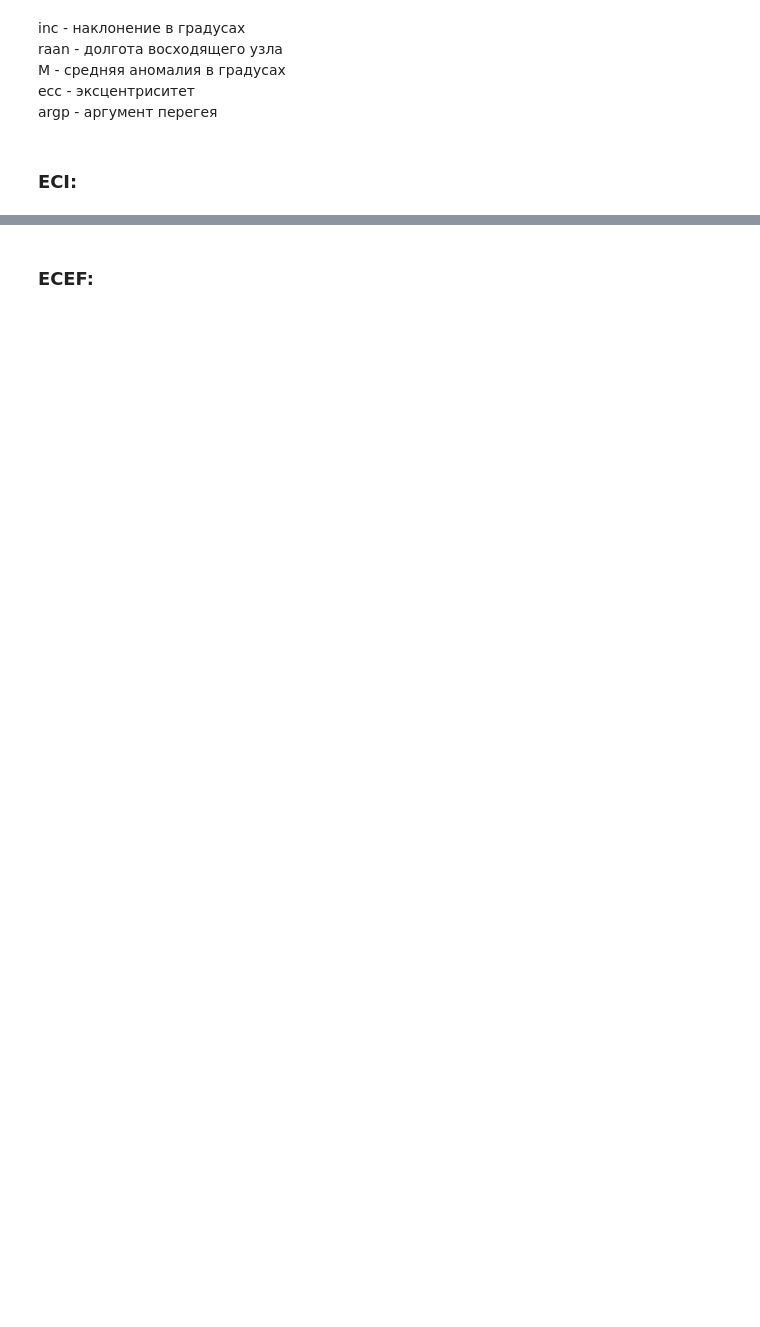
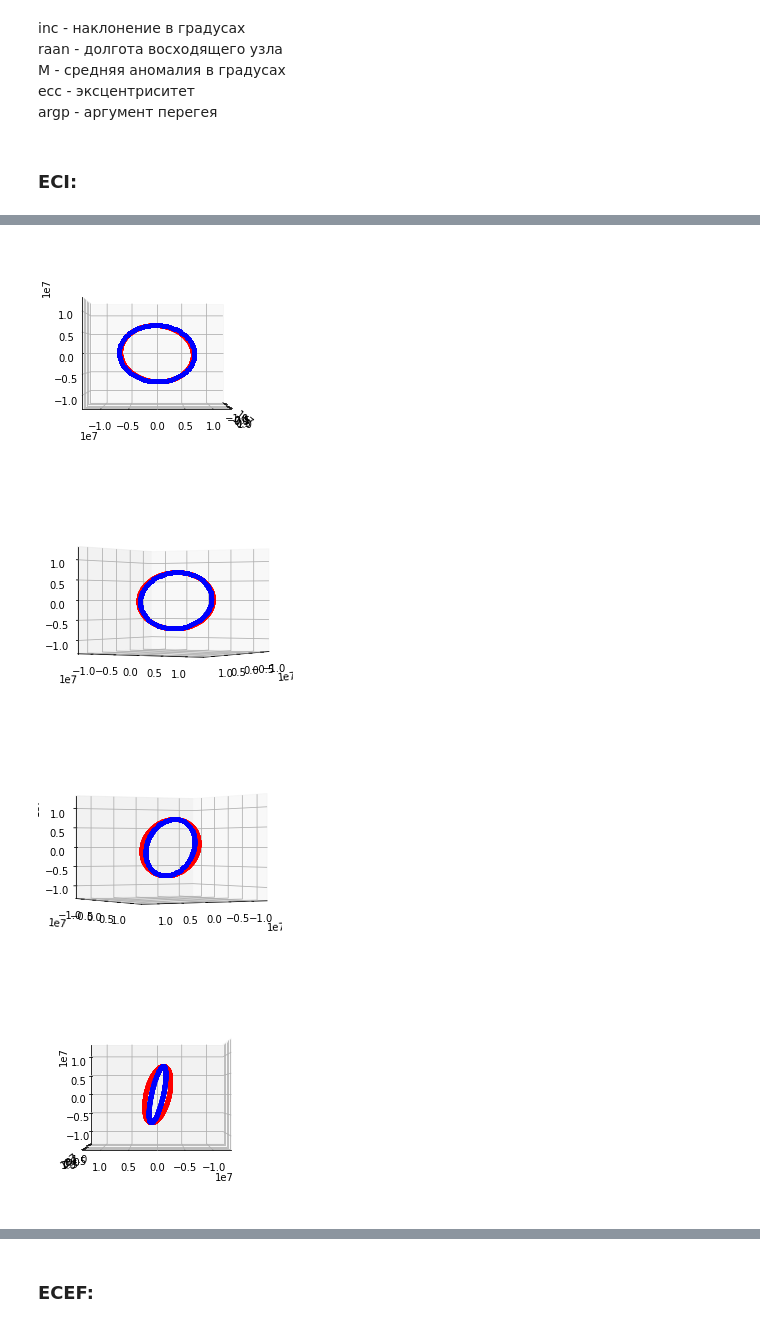
Before and after one commit to ven-shupo/satellite, a Jupyter notebook: lab1/main.ipynb, the cells around one changed output, grey strips where cells are left out. Saved outputs shown, nothing was run; the diff lists cells and outputs as text; code cells hidden in the pictures; blank space fills up the shorter version.

```diff
--- a/lab1/main.ipynb
+++ b/lab1/main.ipynb
@@ -121,0 +112,39 @@ draw_orbit(orbit)
+# %%
+def _get_true_coord(time):
+    s = '1 33591U 09005A   21265.10061049  .00000032  00000-0  42475-4 0  9993'
+    t = '2 33591  99.1797 288.1825 0013346 218.2785 141.7439 14.12496229650560'
+    satellite = Satrec.twoline2rv(s, t)
+    tt = time.tolist()
+    jd, fr = jday(tt.year, tt.month, tt.day, tt.hour, tt.minute, tt.second)
+    e, r, v = satellite.sgp4(jd, fr)
+    rr = np.zeros((3, 1))
+    rr[0]=r[0]*1000
+    rr[1]=r[1]*1000
+    rr[2]=r[2]*1000
+    return rr
+def _get_true_orbit(t_start, t_end, step):
+    x = []
+    y = []
+    z = []
+    coord = _get_true_coord(t_start)
+    x.append(coord[0][0])
+    y.append(coord[1][0])
+    z.append(coord[2][0])
+    t = t_start + step
+    while t < t_end:
+        coord = test(t)
+        x.append(coord[0][0])
+        y.append(coord[1][0])
+        z.append(coord[2][0])
+        t += step
+
+    return [x, y, z]
+# %%
+orbit = get_orbit(t1, t2, step)
+true_orbit = _get_true_orbit(t1, t2, step)
+draw_orbit(orbit, true=true_orbit)
+# %% [output]
+[figure, added]
+[figure, added]
+[figure, added]
+[figure, added]
```
Also changed, not shown: parts of 12 cells of this notebook, 1 other file.
